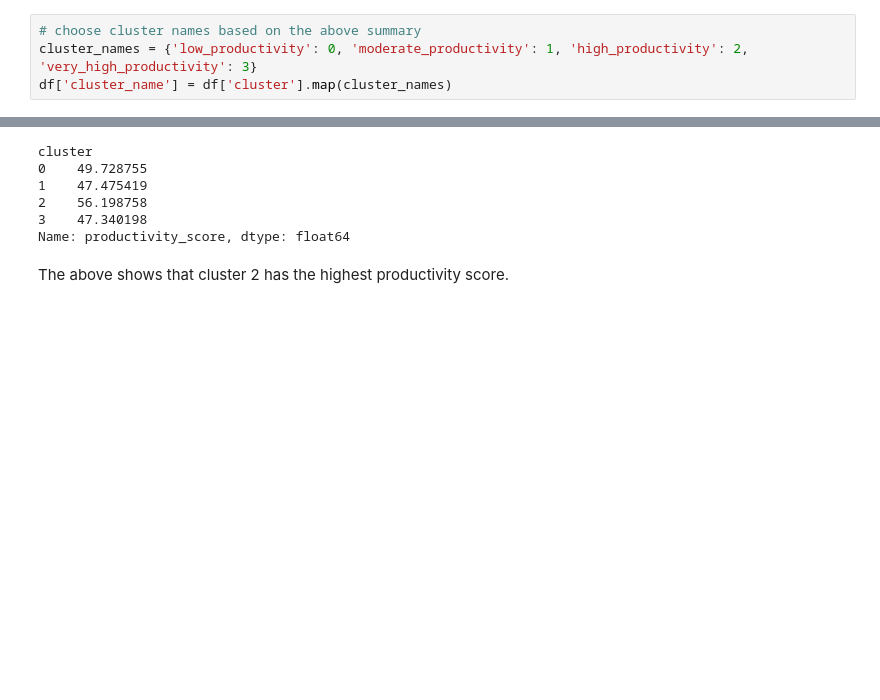
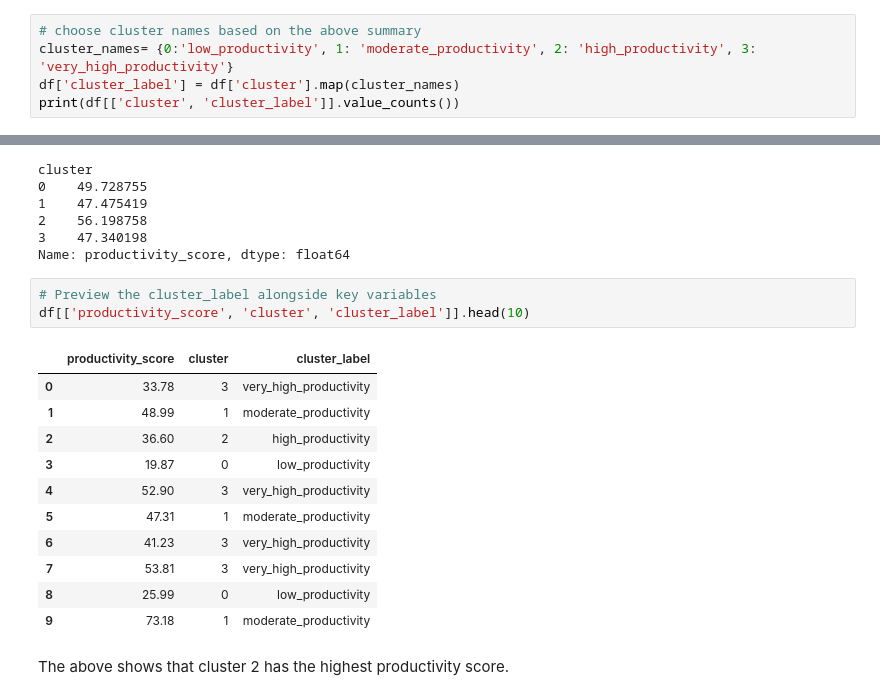
Before and after one commit to lehaanwar/Student-Productivity-and-Behaviours-Project, a Jupyter notebook: jupyter_notebooks/DataVis.ipynb, the cells around one changed output, grey strips where cells are left out. Saved outputs shown, nothing was run; the diff lists cells and outputs as text; blank space fills up the shorter version.

```diff
--- a/jupyter_notebooks/DataVis.ipynb
+++ b/jupyter_notebooks/DataVis.ipynb
@@ -434,5 +448,6 @@ cluster
 3               60.990991
 # %%
 # choose cluster names based on the above summary
-cluster_names = {'low_productivity': 0, 'moderate_productivity': 1, 'high_productivity': 2, 'very_high_productivity': 3}
-df['cluster_name'] = df['cluster'].map(cluster_names)
+cluster_names= {0:'low_productivity', 1: 'moderate_productivity', 2: 'high_productivity', 3: 'very_high_productivity'}
+df['cluster_label'] = df['cluster'].map(cluster_names)
+print(df[['cluster', 'cluster_label']].value_counts())
@@ -475,6 +497,21 @@ cluster
 2    56.198758
 3    47.340198
 Name: productivity_score, dtype: float64
+# %%
+# Preview the cluster_label alongside key variables
+df[['productivity_score', 'cluster', 'cluster_label']].head(10)
+# %% [output]
+|  | productivity_score | cluster | cluster_label |
+| 0 | 33.78 | 3 | very_high_productivity |
+| 1 | 48.99 | 1 | moderate_productivity |
+| 2 | 36.60 | 2 | high_productivity |
+| 3 | 19.87 | 0 | low_productivity |
+| 4 | 52.90 | 3 | very_high_productivity |
+| 5 | 47.31 | 1 | moderate_productivity |
+| 6 | 41.23 | 3 | very_high_productivity |
+| 7 | 53.81 | 3 | very_high_productivity |
+| 8 | 25.99 | 0 | low_productivity |
+| 9 | 73.18 | 1 | moderate_productivity |
 # %% [markdown]
 The above shows that cluster 2 has the highest productivity score.
 # %% [markdown]
```
Also changed, not shown: parts of 27 cells of this notebook, 6 other files.
